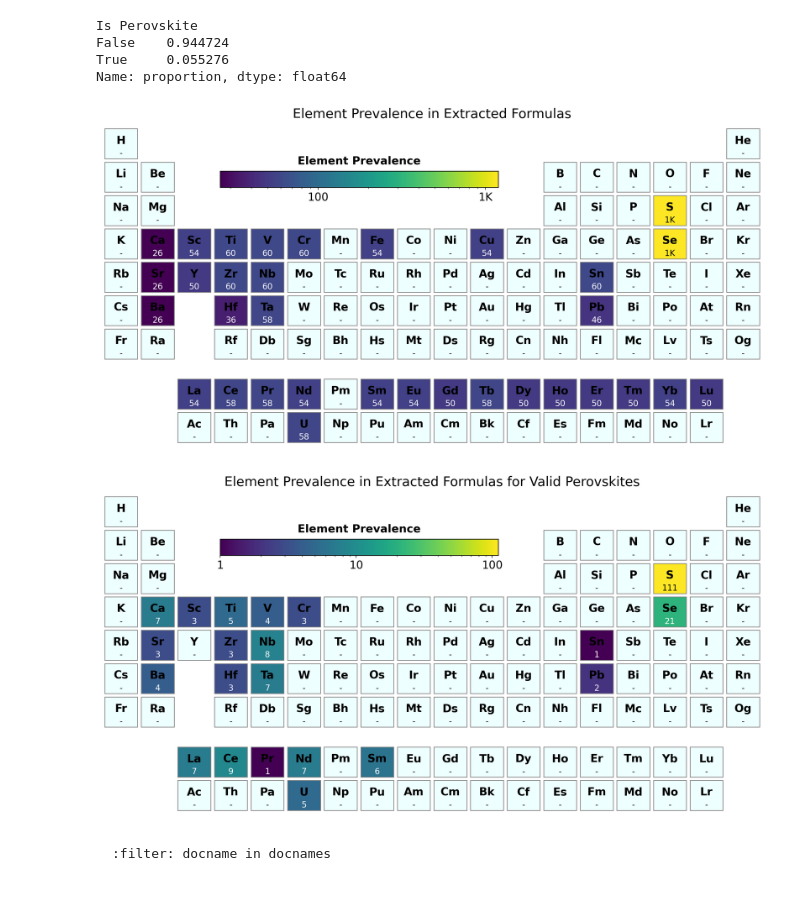
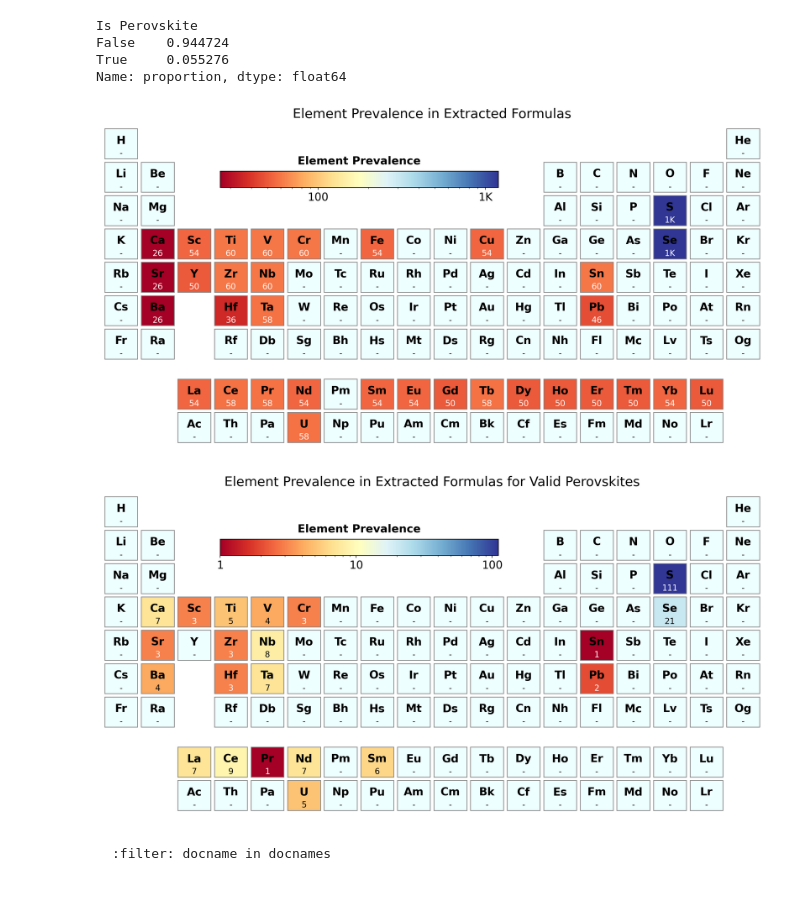
Before and after one commit to lamalab-org/matextract-book, a Jupyter notebook: content/perovskite/constrained_formulas.ipynb, the cells around one changed output. Drawn from its saved outputs; the diff is of its cells as text; code cells hidden in the pictures.

````diff
--- a/content/perovskite/constrained_formulas.ipynb
+++ b/content/perovskite/constrained_formulas.ipynb
@@ -868,32 +872,32 @@ Name: proportion, dtype: float64
 # %%
 # plot the periodic tbale with pymatviz to visualize the resultd_df for perovskites
 
 from pymatviz import count_elements, ptable_heatmap
 
 element_counts = count_elements(resultd_df['Formula'])
 
 # Plot the periodic table heatmap
 ax = ptable_heatmap(
     element_counts,
-    cmap='viridis',
+    cmap='RdYlBu',
     cbar_title='Element Prevalence',
     log=True)
 plt.title('Element Prevalence in Extracted Formulas')
 plt.show()
 
 element_counts_perovskites = count_elements(resultd_df[resultd_df["Is Perovskite"]]["Formula"])
 
 # Plot the periodic table heatmap
 ax2 = ptable_heatmap(
     element_counts_perovskites,
-    cmap='viridis',
+    cmap='RdYlBu',
     cbar_title='Element Prevalence',
     log=True)
 plt.title('Element Prevalence in Extracted Formulas for Valid Perovskites')
 plt.show()
 # %% [output]
-[figure, old version]
+[figure, new version]
-[figure, old version]
+[figure, new version]
 # %% [markdown]
 ```{bibliography}
 :filter: docname in docnames
````
Also changed, not shown: parts of 3 cells of this notebook.
